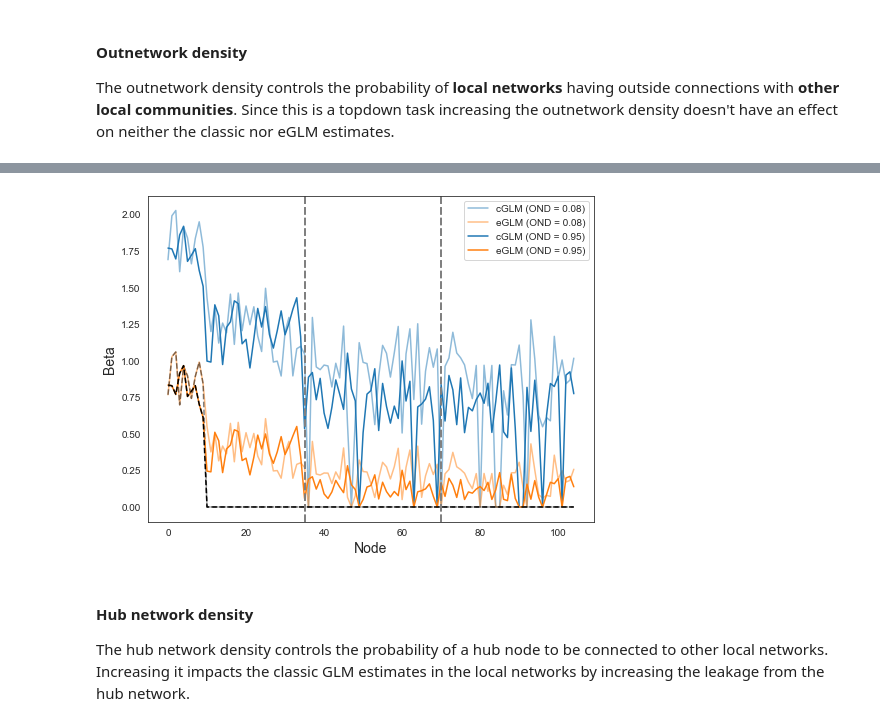
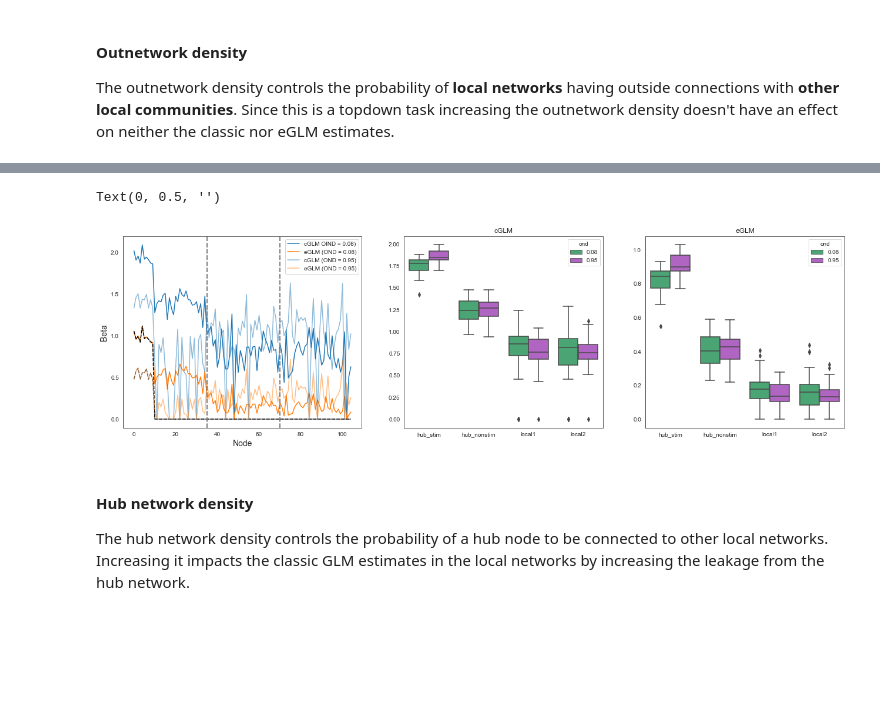
Before and after one commit to zenkavi/NeuralMassModels, a Jupyter notebook: simulations/notebooks/Extended_GLM_neural_network_level.ipynb, the cells around one changed output, grey strips where cells are left out. Drawn from its saved outputs; the diff is of its cells as text; code cells hidden in the pictures; blank space fills up the shorter version.

```diff
--- a/simulations/notebooks/Extended_GLM_neural_network_level.ipynb
+++ b/simulations/notebooks/Extended_GLM_neural_network_level.ipynb
@@ -289,8 +295,34 @@ Text(0.5, 1.0, 'Difference')
-# %%
-plot_sim_network_glm(base_sim, alp = .5, ucr_label="cGLM (OND = 0.08)", ext_label="eGLM (OND = 0.08)")
-plot_sim_network_glm(new_sim, ucr_label="cGLM (OND = 0.95)", ext_label="eGLM (OND = 0.95)")
-# %% [output]
-[figure, removed]
+# %%
+fig, a = plt.subplots(1, 3, gridspec_kw={'width_ratios': [1.2, 1, 1]})
+plt.rcParams["figure.figsize"][0] = 22
+
+plot_sim_network_glm(new_sim1, ucr_label="cGLM OIND = 0.08)", ext_label="eGLM (OND = 0.08)", ax=a[0])
+plot_sim_network_glm(new_sim2, alp = .5, ucr_label="cGLM (OND = 0.95)", ext_label="eGLM (OND = 0.95)", ax=a[0])
+
+df = pd.DataFrame(data = {'node': range(base_sim['ncommunities']*base_sim['nodespercommunity']),
+                         'community': base_sim['stimsize']*['hub_stim'] + (base_sim['nodespercommunity']-base_sim['stimsize'])*['hub_nonstim'] + base_sim['nodespercommunity']*['local1'] + base_sim['nodespercommunity']*['local2'],
+                         'cGLM_beta': base_sim['ucr_betas'],'eGLM_beta': base_sim['ext_betas'], 'ond':base_sim['outnetwork_dsity']})
+
+df2 = pd.DataFrame(data = {'node': range(new_sim['ncommunities']*new_sim['nodespercommunity']),
+                         'community': new_sim['stimsize']*['hub_stim'] + (new_sim['nodespercommunity']-new_sim['stimsize'])*['hub_nonstim'] + new_sim['nodespercommunity']*['local1'] + new_sim['nodespercommunity']*['local2'],
+                         'cGLM_beta': new_sim['ucr_betas'],'eGLM_beta': new_sim['ext_betas'], 'ond':new_sim['outnetwork_dsity']})
+
+df = df.append(df2)
+df = pd.melt(df, value_vars = ["cGLM_beta", "eGLM_beta"], id_vars = ["node", "community", "ond"])
+df2 = df.query("variable == 'eGLM_beta' ")
+df = df.query("variable == 'cGLM_beta' ")
+
+sns.boxplot(x = "community", y = "value", hue = "ond", data = df, palette = ["mediumseagreen", "mediumorchid"], ax = a[1])
+sns.boxplot(x = "community", y = "value", hue = "ond", data = df2, palette = ["mediumseagreen", "mediumorchid"], ax = a[2])
+a[1].set_title("cGLM")
+a[2].set_title("eGLM")
+a[1].set_xlabel("")
+a[1].set_ylabel("")
+a[2].set_xlabel("")
+a[2].set_ylabel("")
+# %% [output]
+Text(0, 0.5, '')
+[figure, added]
 # %% [markdown]
 #### Hub network density
 
```
Also changed, not shown: parts of 8 cells of this notebook, 1 other file.
